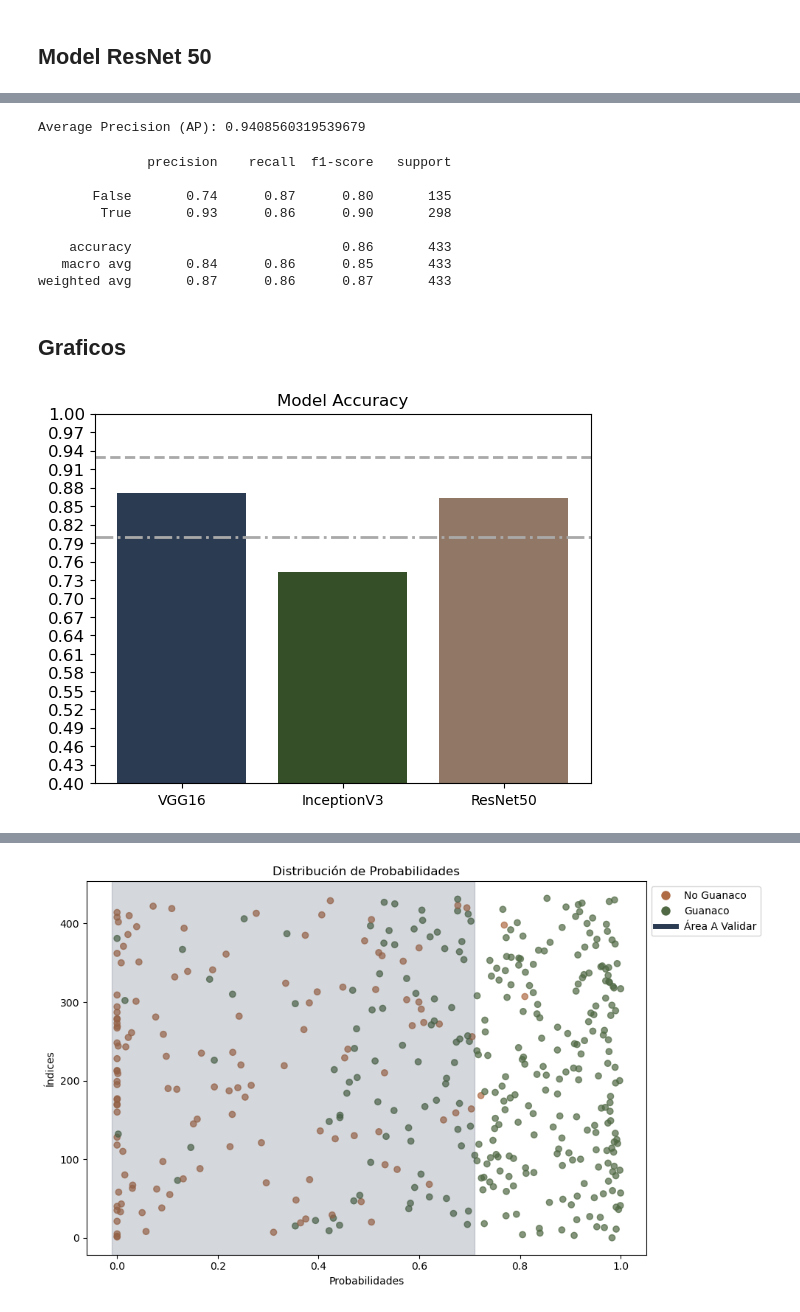
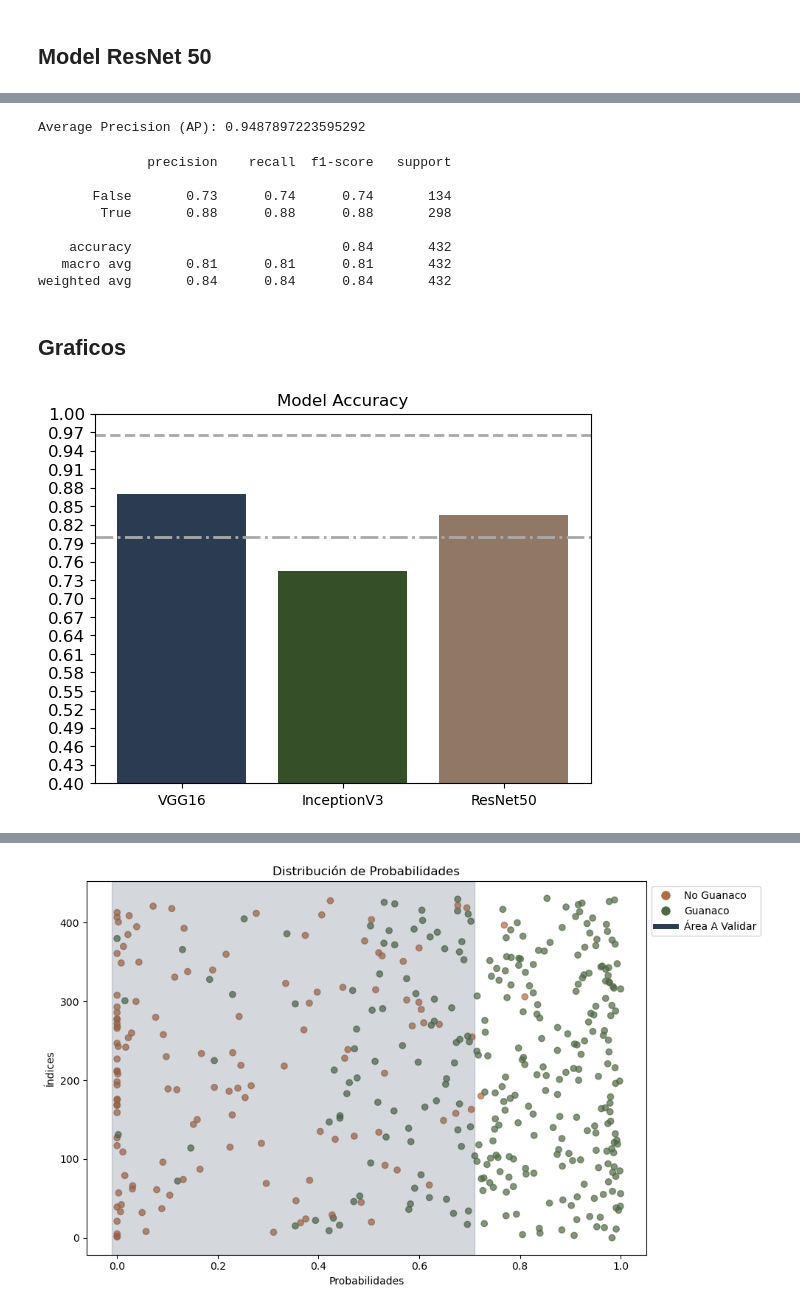
Before and after one commit to lucasarbues/RewildingPA, a Jupyter notebook: ModelosAI/CompentenciaModelos.ipynb, the cells around one changed output, grey strips where cells are left out. Saved outputs shown, nothing was run; the diff lists cells and outputs as text; code cells hidden in the pictures.

```diff
--- a/ModelosAI/CompentenciaModelos.ipynb
+++ b/ModelosAI/CompentenciaModelos.ipynb
@@ -374,7 +385,7 @@ X_test_tf = tf.convert_to_tensor(np.array([img_to_array(img) for img in X_test])
 # %%
 modelVGG16 = load_model('ModelosFinales/modeloGuanacoVGG16.h5')
 modelIV3 = load_model('ModelosFinales/modeloGuanacoIV3.h5')
-modelRN50 = load_model('ModelosFinales/modeloGuanacoRN50.h5')
+modelRN50 = load_model('ModelosFinales/modeloGuanacoRN502.h5')
 # %% [markdown]
 ## Model VGG16
 # %%
@@ -492,19 +503,20 @@ Specificity: 0.8666666666666667
 apRN50 = average_precision_score(y_test, y_probaRN50)
 
 print("Average Precision (AP):", apRN50)
+# 0.9408560319539679
 # %% [output]
-Average Precision (AP): 0.9408560319539679
+Average Precision (AP): 0.9487897223595292
 # %%
 print(classification_report(y_test, y_predRN50))
 # %% [output]
               precision    recall  f1-score   support
 
-       False       0.74      0.87      0.80       135
-        True       0.93      0.86      0.90       298
+       False       0.73      0.74      0.74       134
+        True       0.88      0.88      0.88       298
 
-    accuracy                           0.86       433
-   macro avg       0.84      0.86      0.85       433
-weighted avg       0.87      0.86      0.87       433
+    accuracy                           0.84       432
+   macro avg       0.81      0.81      0.81       432
+weighted avg       0.84      0.84      0.84       432
 # %% [markdown]
 ## Graficos
 # %%
@@ -519,14 +531,14 @@ aps = [apVGG16, apIV3, apRN50]
 labels = ['VGG16', 'InceptionV3', 'ResNet50']
 # %%
 plt.bar(labels, accuracys, color=colores[0:3])
-plt.axhline(y=0.8843, color='darkgrey', linestyle='dashed', linewidth=2)
+plt.axhline(y=0.966, color='darkgrey', linestyle='dashed', linewidth=2)
 plt.axhline(y=0.8, color='darkgrey', linestyle='-.', linewidth=2)
 plt.ylim([0.40, 1])  # Ajusta los valores según tus datos
 plt.yticks(np.linspace(0.40, 1, 21), fontsize=12)
 plt.title('Model Accuracy')
 plt.show()
 # %% [output]
-[figure, old version]
+[figure, new version]
 # %%
 plt.bar(labels, recalls, color=colores[0:3])
 plt.title('Model Recall')
```
Also changed, not shown: parts of 112 cells of this notebook.
